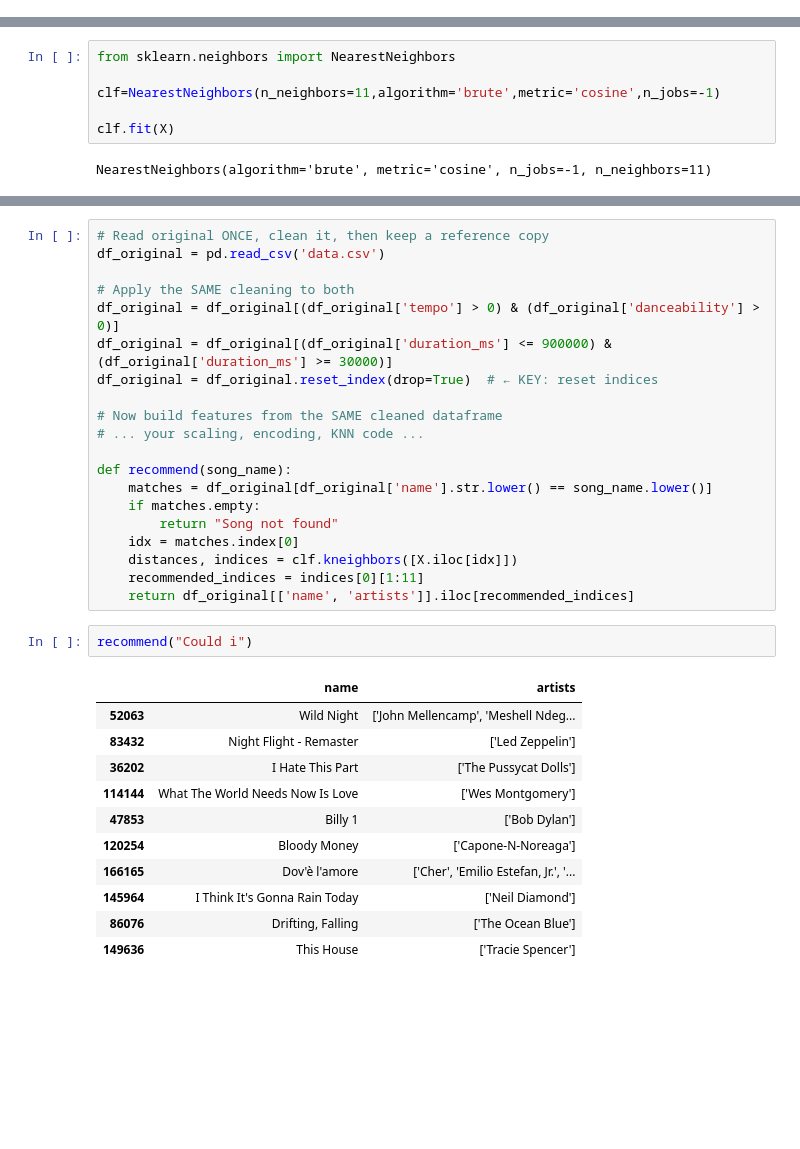
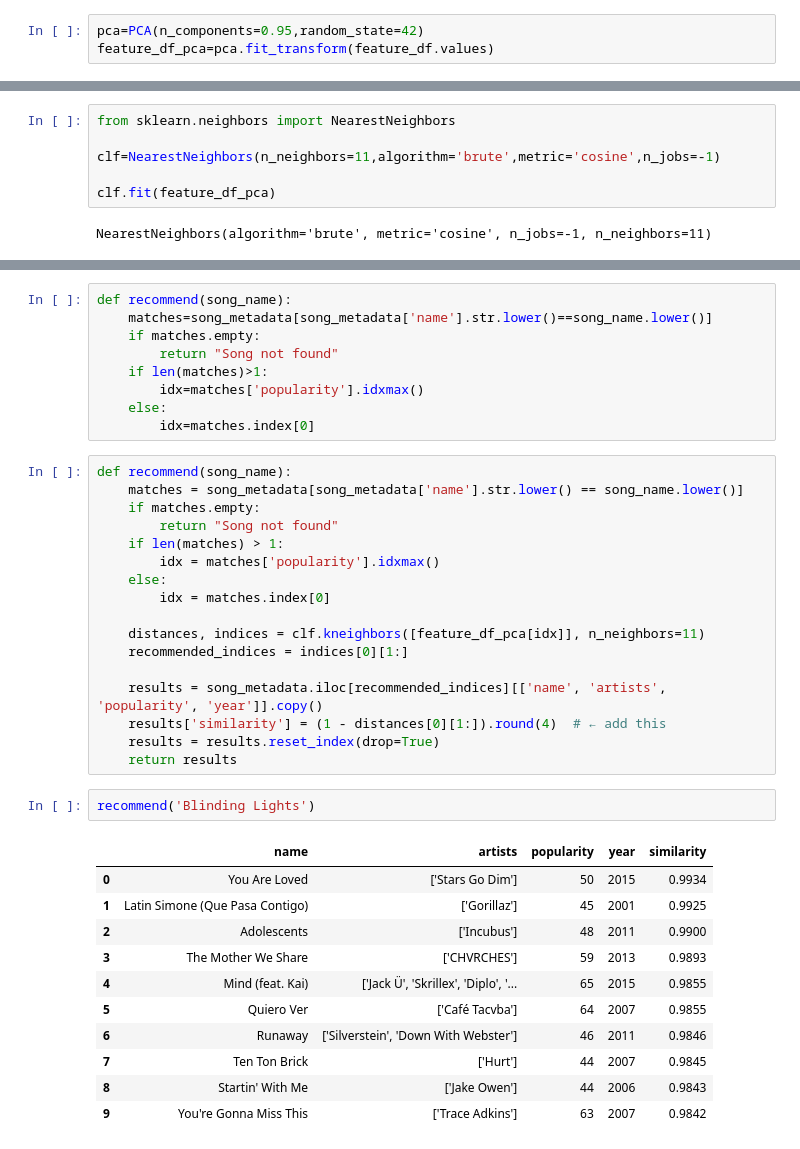
Before and after one commit to abhishek24-06/Spotify-Recommendation-, a Jupyter notebook: analysis.ipynb, the cells around one changed output, grey strips where cells are left out. Cells and saved outputs as stored; diff of their text form; blank space fills up the shorter version.

```diff
--- a/analysis.ipynb
+++ b/analysis.ipynb
@@ -142,0 +101,3 @@ X=df[numeric_features]
+# %%
+pca=PCA(n_components=0.95,random_state=42)
+feature_df_pca=pca.fit_transform(feature_df.values)
@@ -145,6 +114,6 @@ from sklearn.neighbors import NearestNeighbors
 
 clf=NearestNeighbors(n_neighbors=11,algorithm='brute',metric='cosine',n_jobs=-1)
 
-clf.fit(X)
+clf.fit(feature_df_pca)
 # %% [output]
 NearestNeighbors(algorithm='brute', metric='cosine', n_jobs=-1, n_neighbors=11)
@@ -153,34 +120,40 @@ df_original=pd.read_csv('data.csv')
-# %%
-# Read original ONCE, clean it, then keep a reference copy
-df_original = pd.read_csv('data.csv')
-
-# Apply the SAME cleaning to both
-df_original = df_original[(df_original['tempo'] > 0) & (df_original['danceability'] > 0)]
-df_original = df_original[(df_original['duration_ms'] <= 900000) & (df_original['duration_ms'] >= 30000)]
-df_original = df_original.reset_index(drop=True)  # ← KEY: reset indices
-
-# Now build features from the SAME cleaned dataframe
-# ... your scaling, encoding, KNN code ...
-
-def recommend(song_name):
-    matches = df_original[df_original['name'].str.lower() == song_name.lower()]
-    if matches.empty:
-        return "Song not found"
-    idx = matches.index[0]
-    distances, indices = clf.kneighbors([X.iloc[idx]])
-    recommended_indices = indices[0][1:11]
-    return df_original[['name', 'artists']].iloc[recommended_indices]
-# %%
-recommend("Could i")
-# %% [output]
-|  | name | artists |
-| 52063 | Wild Night | ['John Mellencamp', 'Meshell Ndeg... |
-| 83432 | Night Flight - Remaster | ['Led Zeppelin'] |
-| 36202 | I Hate This Part | ['The Pussycat Dolls'] |
-| 114144 | What The World Needs Now Is Love | ['Wes Montgomery'] |
-| 47853 | Billy 1 | ['Bob Dylan'] |
-| 120254 | Bloody Money | ['Capone-N-Noreaga'] |
-| 166165 | Dov'è l'amore | ['Cher', 'Emilio Estefan, Jr.', '... |
-| 145964 | I Think It's Gonna Rain Today | ['Neil Diamond'] |
-| 86076 | Drifting, Falling | ['The Ocean Blue'] |
-| 149636 | This House | ['Tracie Spencer'] |
+# %%
+def recommend(song_name):
+    matches=song_metadata[song_metadata['name'].str.lower()==song_name.lower()]
+    if matches.empty:
+        return "Song not found"
+    if len(matches)>1:
+        idx=matches['popularity'].idxmax()
+    else:
+        idx=matches.index[0]
+# %%
+def recommend(song_name):
+    matches = song_metadata[song_metadata['name'].str.lower() == song_name.lower()]
+    if matches.empty:
+        return "Song not found"
+    if len(matches) > 1:
+        idx = matches['popularity'].idxmax()
+    else:
+        idx = matches.index[0]
+
+    distances, indices = clf.kneighbors([feature_df_pca[idx]], n_neighbors=11)
+    recommended_indices = indices[0][1:]
+
+    results = song_metadata.iloc[recommended_indices][['name', 'artists', 'popularity', 'year']].copy()
+    results['similarity'] = (1 - distances[0][1:]).round(4)  # ← add this
+    results = results.reset_index(drop=True)
+    return results
+# %%
+recommend('Blinding Lights')
+# %% [output]
+|  | name | artists | popularity | year | similarity |
+| 0 | You Are Loved | ['Stars Go Dim'] | 50 | 2015 | 0.9934 |
+| 1 | Latin Simone (Que Pasa Contigo) | ['Gorillaz'] | 45 | 2001 | 0.9925 |
+| 2 | Adolescents | ['Incubus'] | 48 | 2011 | 0.9900 |
+| 3 | The Mother We Share | ['CHVRCHES'] | 59 | 2013 | 0.9893 |
+| 4 | Mind (feat. Kai) | ['Jack Ü', 'Skrillex', 'Diplo', '... | 65 | 2015 | 0.9855 |
+| 5 | Quiero Ver | ['Café Tacvba'] | 64 | 2007 | 0.9855 |
+| 6 | Runaway | ['Silverstein', 'Down With Webster'] | 46 | 2011 | 0.9846 |
+| 7 | Ten Ton Brick | ['Hurt'] | 44 | 2007 | 0.9845 |
+| 8 | Startin' With Me | ['Jake Owen'] | 44 | 2006 | 0.9843 |
+| 9 | You're Gonna Miss This | ['Trace Adkins'] | 63 | 2007 | 0.9842 |
```
Also changed, not shown: parts of 31 cells of this notebook.
